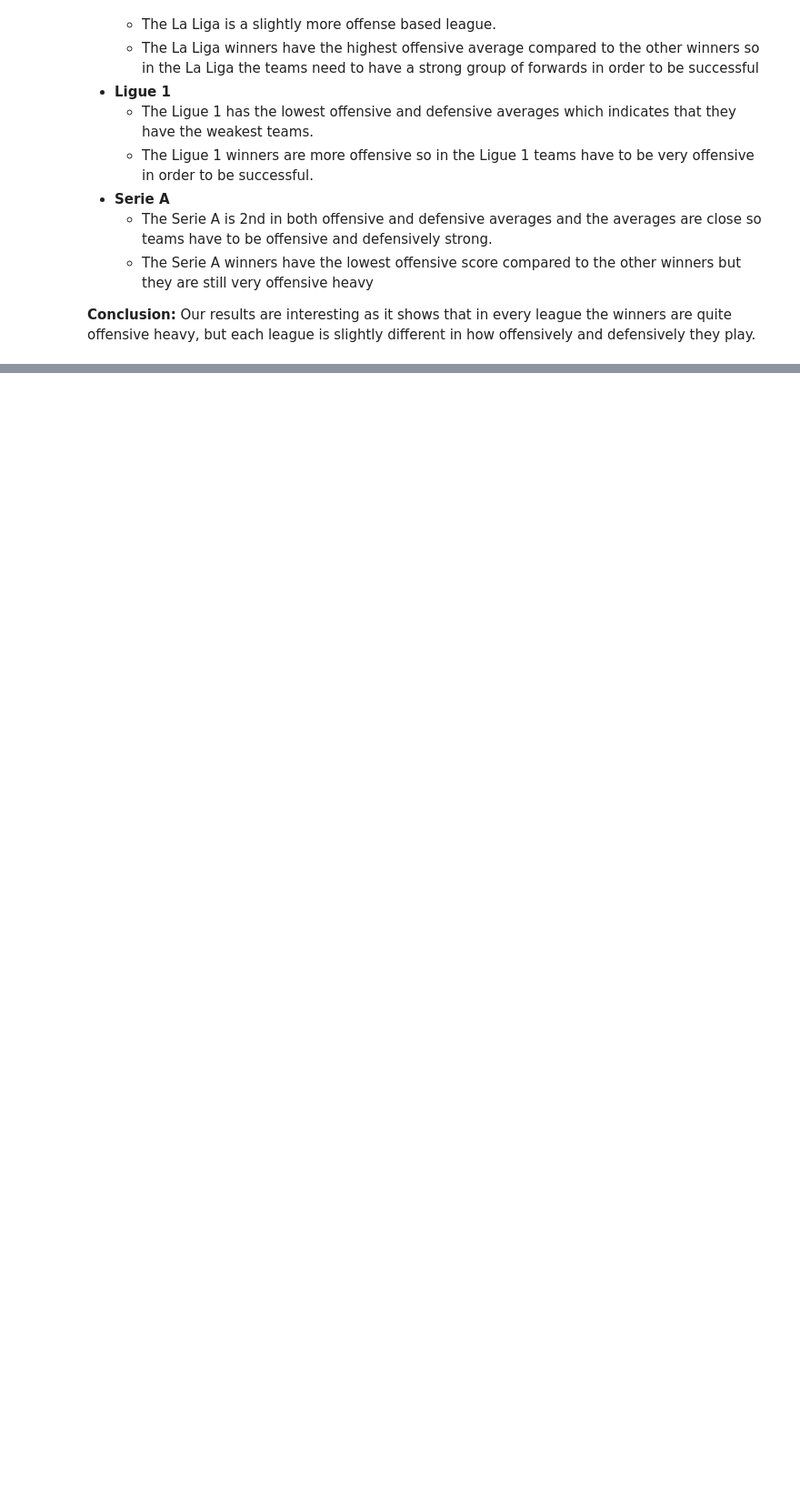
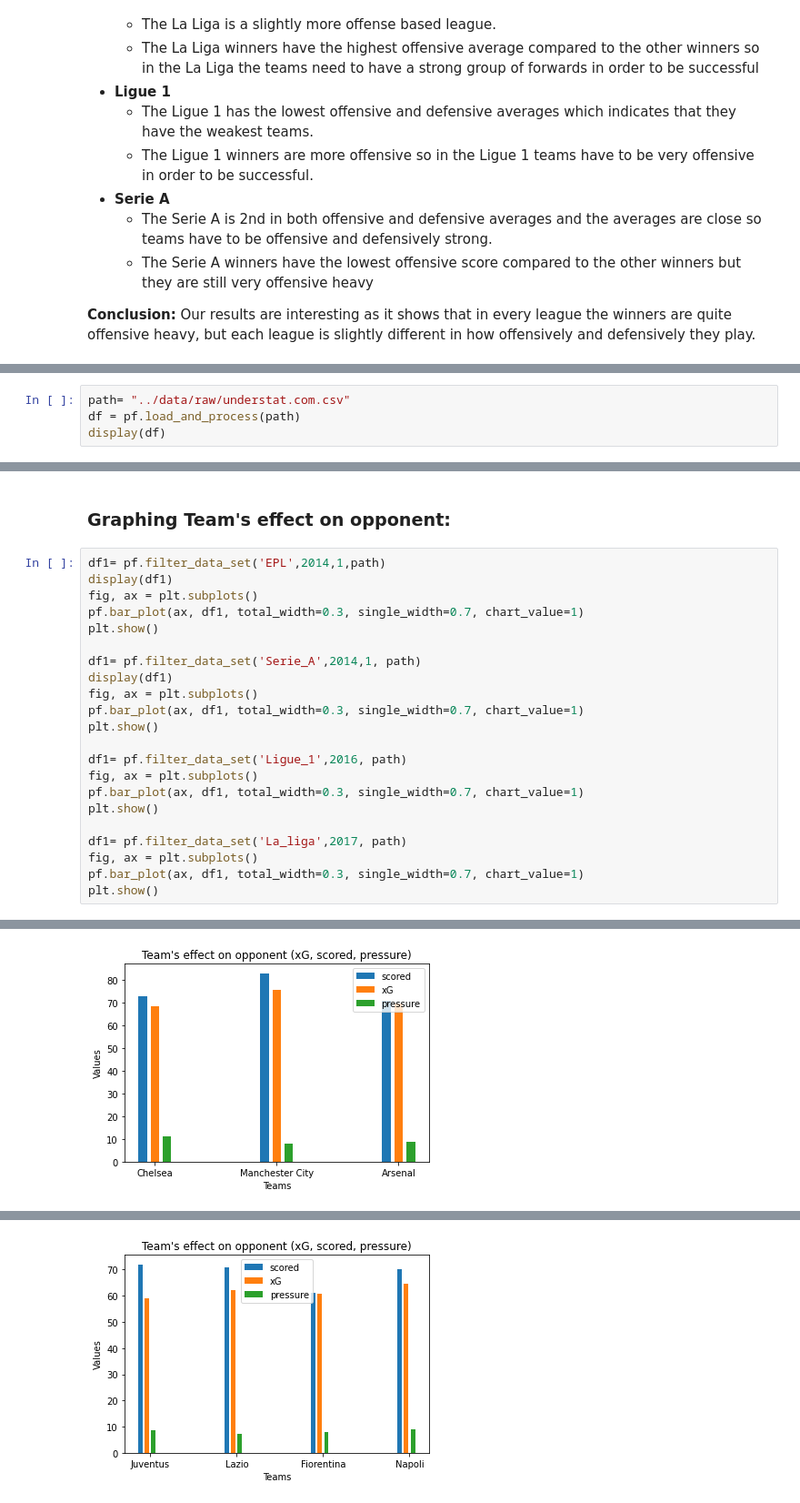
Before and after one commit to data301-2021-summer2/football-metrics-analysis, a Jupyter notebook: analysis/Final_Unified_Analysis.ipynb, the cells around one changed output, grey strips where cells are left out. Shown at 91% size. Cells and saved outputs as stored; diff of their text form; blank space fills up the shorter version.

```diff
--- a/analysis/Final_Unified_Analysis.ipynb
+++ b/analysis/Final_Unified_Analysis.ipynb
@@ -151,0 +172,4 @@ Text(0.5, 1.0, 'Serie A Winners')
+# %%
+path= "../data/raw/understat.com.csv"
+df = pf.load_and_process(path)
+display(df)
@@ -151,0 +190,25 @@ Text(0.5, 1.0, 'Serie A Winners')
+# %% [markdown]
+### Graphing Team's effect on opponent:
+# %%
+df1= pf.filter_data_set('EPL',2014,1,path)
+display(df1)
+fig, ax = plt.subplots()
+pf.bar_plot(ax, df1, total_width=0.3, single_width=0.7, chart_value=1)
+plt.show()
+
+df1= pf.filter_data_set('Serie_A',2014,1, path)
+display(df1)
+fig, ax = plt.subplots()
+pf.bar_plot(ax, df1, total_width=0.3, single_width=0.7, chart_value=1)
+plt.show()
+
+df1= pf.filter_data_set('Ligue_1',2016, path)
+fig, ax = plt.subplots()
+pf.bar_plot(ax, df1, total_width=0.3, single_width=0.7, chart_value=1)
+plt.show()
+
+df1= pf.filter_data_set('La_liga',2017, path)
+fig, ax = plt.subplots()
+pf.bar_plot(ax, df1, total_width=0.3, single_width=0.7, chart_value=1)
+plt.show()
+# %% [output]
@@ -151,0 +219 @@ Text(0.5, 1.0, 'Serie A Winners')
+[figure, added]
@@ -151,0 +225 @@ Text(0.5, 1.0, 'Serie A Winners')
+[figure, added]
```
Also changed, not shown: parts of 22 cells of this notebook, 1 other file.
